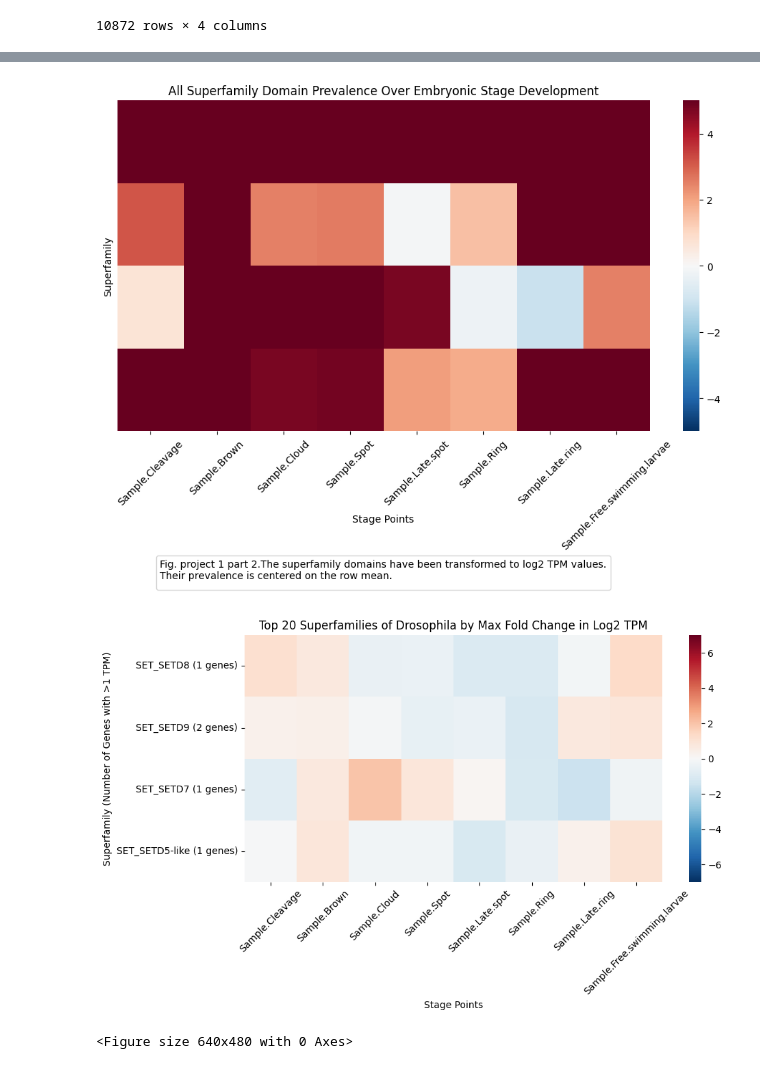
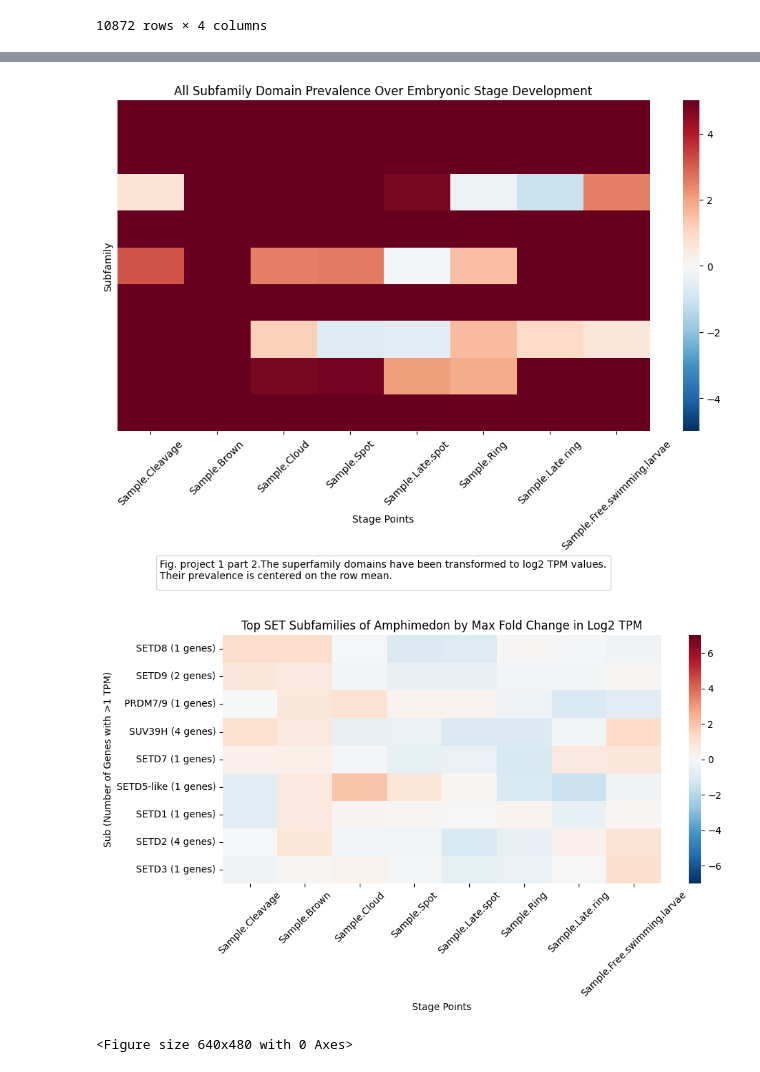
Before and after one commit to EmSalisbury14/Comp-Bio-Project-2, a Jupyter notebook: Code-Part2.ipynb, the cells around one changed output, grey strips where cells are left out. Saved outputs shown, nothing was run; the diff lists cells and outputs as text; code cells hidden in the pictures.

```diff
--- a/Code-Part2.ipynb
+++ b/Code-Part2.ipynb
@@ -42,10 +42,11 @@ superfam_df = superfam_df.drop_duplicates()
 RNA_seq_df = pd.read_csv("amphimedon_rnaseq.txt", sep='\t')
 #RNA_seq_df.head(1)
 # %%
-setsub_seq_df = pd.read_csv("SETSubfamilies.txt", sep='\t')
+setsub_seq_df = pd.read_csv("SETSubfamilies(1).txt", delim_whitespace=True)
+setsub_seq_df.columns = ['CDD_ID', 'Gene_Name', 'Subfamily_CDDID']
 
-setsub_seq_df[['CDD_ID','Gene_ID']] =setsub_seq_df["CDD_ID  Gene_ID"].str.split(r"\s+", n=1, expand=True)
-setsub_seq_df = setsub_seq_df.drop(columns=["CDD_ID  Gene_ID"])
+#setsub_seq_df[['CDD_ID','Gene_ID','Subfamily_CDDID']] =setsub_seq_df["CDD_ID Gene Name Subfamily CDD_ID"].str.split(r"\s+", n=1, expand=True)
+#setsub_seq_df = setsub_seq_df.drop(columns=["CDD_ID Gene Name   Subfamily CDD_ID"])
 print(setsub_seq_df.columns)
 setsub_seq_df
 # %% [output]
@@ -100,5 +98,6 @@ df_merged
 final_df = merged_df.merge(RNA_seq_df, left_on="Gene_ID", right_on="GeneID", how="inner")
 final_df["CDD_ID"]
 finals_df = final_df.merge(setsub_seq_df,on= "CDD_ID",how="inner")
+finals_df.drop(columns=["Superfamily","Gene_Name_x","GeneID"], inplace=True)
 finals_df
 # %% [output]
@@ -115,19 +159,19 @@ finals_df
 # %%
 #Drop unnecessary columns
-Superfamily_Transcript_df =  finals_df.drop(columns=['GeneID','CDD_ID','Superfamily','Gene_ID_x'])
+Superfamily_Transcript_df =  finals_df.drop(columns=['Gene_ID','CDD_ID'])
 
 #print(Superfamily_Transcript_df)
 
 #Keep all unique superfamily-transcript ID combinations
-df_unique = Superfamily_Transcript_df.drop_duplicates(subset=["Gene_ID_y", "TranscriptID"])
+df_unique = Superfamily_Transcript_df.drop_duplicates(subset=["Subfamily_CDDID", "TranscriptID"])
 #df_unique.drop(columns=["TranscriptID"], inplace=True)
 #print(df_unique)
 
 # Sum TPM across all rows with the same Superfamily
 #df_summed = df_unique.groupby("Superfamily").sum(numeric_only=True).reset_index()
-df_summed = df_unique.groupby("Gene_ID_y").agg({
+df_summed = df_unique.groupby("Subfamily_CDDID").agg({
     "Gene_Name": "first",  # Keeps one representative Gene_Name per Superfamily
-    **{col: "sum" for col in df_unique.columns if col not in ["Gene_ID_y", "Gene_Name"]}
+    **{col: "sum" for col in df_unique.columns if col not in ["Subfamily_CDDID", "Gene_Name_y"]}
 }).reset_index()
 print(df_summed)
 
@@ -136,9 +180,9 @@ print(df_summed)
 numeric_cols = df_summed.columns[3:]  # Select only numerical columns
 #df_loged = df_summed[numeric_cols]
 df_loged = np.log2(df_summed[numeric_cols].replace(0, 0.5) + 0.5)
-df_loged["Gene_ID_y"] = df_summed["Gene_ID_y"]
-df_loged["Gene_Name"] = df_summed["Gene_Name"]
-df_loged = df_loged.sort_values(by="Gene_Name", ascending=True)
+df_loged["Subfamily_CDDID"] = df_summed["Subfamily_CDDID"]
+df_loged["Gene_Name"] = df_summed["Gene_Name_y"]
+df_loged = df_loged.sort_values(by="", ascending=True)
 df_loged.drop(columns=["Gene_Name"] ,inplace= True)
 
 
@@ -242,22 +289,22 @@ import matplotlib.colors as mcolors
 # %%
 plt.figure(figsize=(12, 6))
 normalize = mcolors.TwoSlopeNorm(vcenter=0, vmin=-5, vmax=5)
 ax = plt.gca()
 
 sns.heatmap(df_centered, cmap="RdBu_r", norm = normalize)
 plt.xlabel("Stage Points")
 ax.xaxis.set_label_coords(0.5, -0.25)
-plt.ylabel("Superfamily")
-plt.title("All Superfamily Domain Prevalence Over Embryonic Stage Development")
+plt.ylabel("Subfamily")
+plt.title("All Subfamily Domain Prevalence Over Embryonic Stage Development")
 plt.xticks(rotation=45)
 plt.legend(title="Fig. project 1 part 2.The superfamily domains have been transformed to log2 TPM values.\nTheir prevalence is centered on the row mean.",
            loc='upper center',
            bbox_to_anchor=(0.5, -0.36),
            ncol = 20)
 plt.yticks([])
 plt.show()
 # %% [output]
-[figure, old version]
+[figure, new version]
 # %%
 tpm_columns = [col for col in df_summed.columns if col.startswith('Sample.')]
 df_summed['Max_Fold_Change'] = df_summed[tpm_columns].max(axis=1) / (df_summed[tpm_columns].min(axis=1) + 0.5)
@@ -265,17 +312,17 @@ df_summed['Max_Fold_Change'] = df_summed[tpm_columns].max(axis=1) / (df_summed[t
 #sort based on df_summed["Max_Fold_Change"]
 df_sortMX = df_summed.sort_values(by='Max_Fold_Change', ascending=False)
 
-gene_counts = finals_df[finals_df[tpm_columns].gt(1).all(axis=1)].groupby('Gene_ID_y').size().reset_index(name='Gene_Count')
+gene_counts = finals_df[finals_df[tpm_columns].gt(1).all(axis=1)].groupby('Gene_Name_y').size().reset_index(name='Gene_Count')
 gene_counts = gene_counts[gene_counts['Gene_Count'] > 0]
 #merge gene counts
-df_summed_W_genecount = df_sortMX.merge(gene_counts, on='Gene_ID_y', how='left')
+df_summed_W_genecount = df_sortMX.merge(gene_counts, on='Gene_Name_y', how='left')
 #drop na
 df_summed_W_genecount = df_summed_W_genecount.dropna(subset=['Gene_Count'])
 
 
 top_20_superfamilies = df_summed_W_genecount.head(20)
 
-heatmap_data = top_20_superfamilies.set_index('Gene_ID_y')[tpm_columns]
+heatmap_data = top_20_superfamilies.set_index('Gene_Name_y')[tpm_columns]
 
 heatmap_data_log2 = np.log2(heatmap_data + 0.5)
 
@@ -286,7 +333,7 @@ heatmap_data_centered["log2_diff"] = heatmap_data_log2["Sample.Cleavage"] - heat
 heatmap_data_sorted = heatmap_data_centered.sort_values(by="log2_diff", ascending=False)
 heatmap_data_sorted = heatmap_data_sorted.drop("log2_diff", axis=1)
 
-row_labels = [f"{superfamily} ({count} genes)" for superfamily, count in zip(top_20_superfamilies['Gene_ID_y'], top_20_superfamilies['Gene_Count'])]
+row_labels = [f"{superfamily} ({count} genes)" for superfamily, count in zip(top_20_superfamilies['Gene_Name_y'], top_20_superfamilies['Gene_Count'])]
 
 # Plot the smaller heatmap
 plt.figure(figsize=(10, 6))
@@ -297,14 +344,14 @@ sns.heatmap(
     vmin=-7,
     vmax=7,
 )
-plt.title('Top 20 Superfamilies of Drosophila by Max Fold Change in Log2 TPM')
+plt.title('Top SET Subfamilies of Amphimedon by Max Fold Change in Log2 TPM')
 plt.xlabel('Stage Points')
-plt.ylabel('Superfamily (Number of Genes with >1 TPM)')
+plt.ylabel('Sub (Number of Genes with >1 TPM)')
 plt.xticks(rotation=45)
 plt.tight_layout()
 plt.draw()
 plt.show()
 plt.savefig('Top Domains Heatmap- drosophila.pdf')
 # %% [output]
-[figure, old version]
+[figure, new version]
 <Figure size 640x480 with 0 Axes>
```
Also changed, not shown: parts of 11 cells of this notebook, 6 other files.
